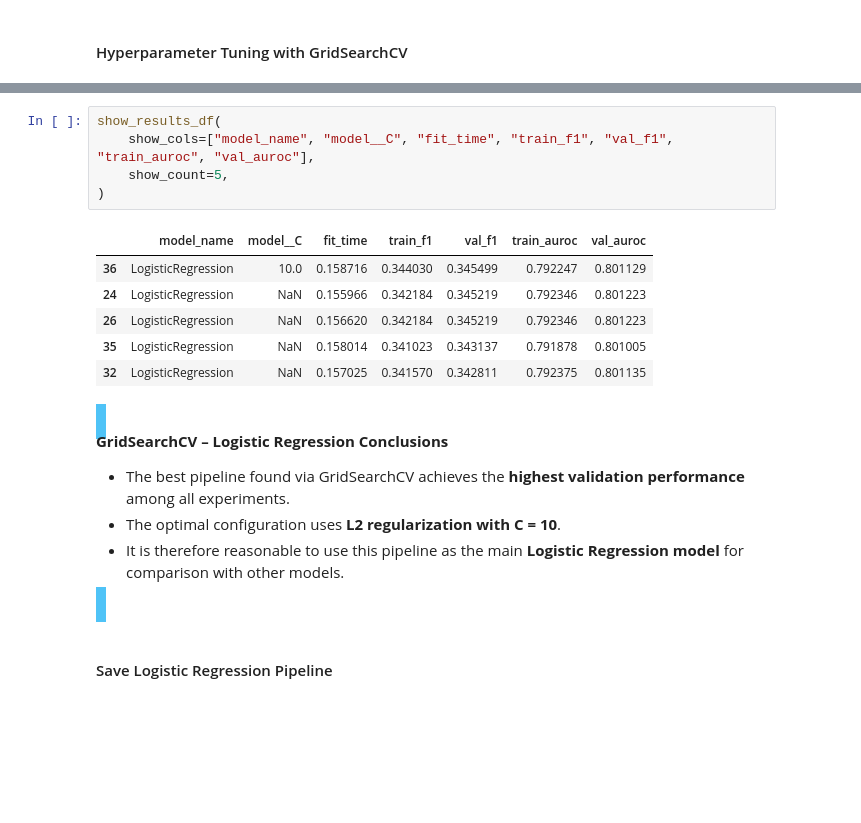
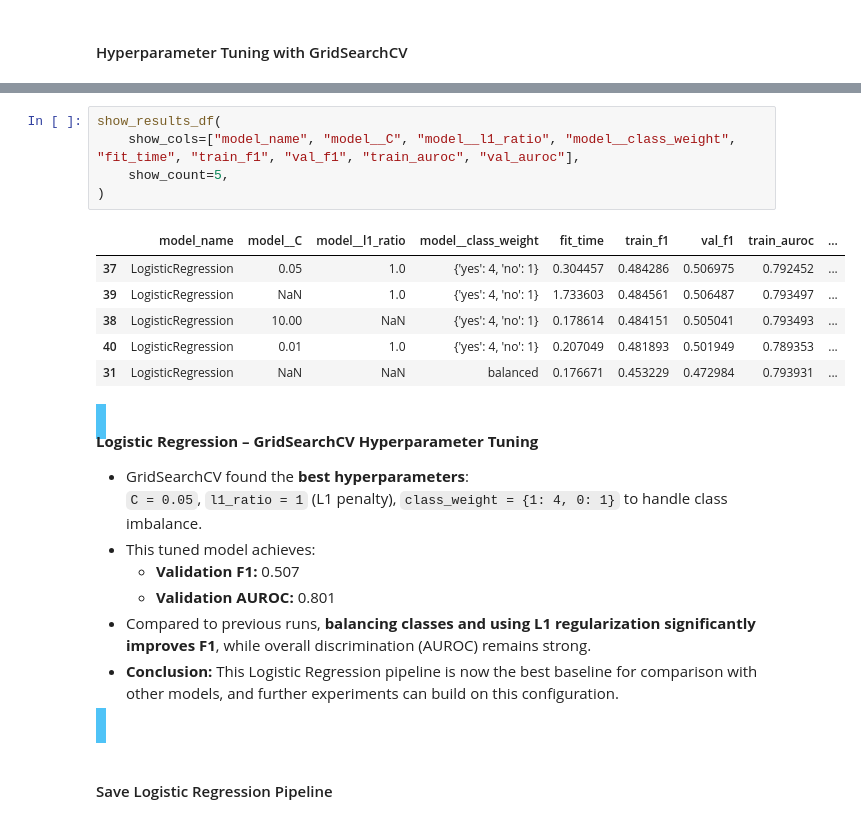
Before and after one commit to Maxstef/bank-deposit-prediction, a Jupyter notebook: notebooks/03_modeling.ipynb, the cells around one changed output, grey strips where cells are left out. Cells and saved outputs as stored; diff of their text form; blank space fills up the shorter version.

```diff
--- a/notebooks/03_modeling.ipynb
+++ b/notebooks/03_modeling.ipynb
@@ -657,23 +757,27 @@ best_pipe_lr = train_pipeline(X_train, X_val, y_train, y_val,
 # %%
 show_results_df(
-    show_cols=["model_name", "model__C", "fit_time", "train_f1", "val_f1", "train_auroc", "val_auroc"],
+    show_cols=["model_name", "model__C", "model__l1_ratio", "model__class_weight", "fit_time", "train_f1", "val_f1", "train_auroc", "val_auroc"],
     show_count=5,
 )
 # %% [output]
-|  | model_name | model__C | fit_time | train_f1 | val_f1 | train_auroc | val_auroc |
-| 36 | LogisticRegression | 10.0 | 0.158716 | 0.344030 | 0.345499 | 0.792247 | 0.801129 |
-| 24 | LogisticRegression | NaN | 0.155966 | 0.342184 | 0.345219 | 0.792346 | 0.801223 |
-| 26 | LogisticRegression | NaN | 0.156620 | 0.342184 | 0.345219 | 0.792346 | 0.801223 |
-| 35 | LogisticRegression | NaN | 0.158014 | 0.341023 | 0.343137 | 0.791878 | 0.801005 |
-| 32 | LogisticRegression | NaN | 0.157025 | 0.341570 | 0.342811 | 0.792375 | 0.801135 |
+|  | model_name | model__C | model__l1_ratio | model__class_weight | fit_time | train_f1 | val_f1 | train_auroc | ... |
+| 37 | LogisticRegression | 0.05 | 1.0 | {'yes': 4, 'no': 1} | 0.304457 | 0.484286 | 0.506975 | 0.792452 | ... |
+| 39 | LogisticRegression | NaN | 1.0 | {'yes': 4, 'no': 1} | 1.733603 | 0.484561 | 0.506487 | 0.793497 | ... |
+| 38 | LogisticRegression | 10.00 | NaN | {'yes': 4, 'no': 1} | 0.178614 | 0.484151 | 0.505041 | 0.793493 | ... |
+| 40 | LogisticRegression | 0.01 | 1.0 | {'yes': 4, 'no': 1} | 0.207049 | 0.481893 | 0.501949 | 0.789353 | ... |
+| 31 | LogisticRegression | NaN | NaN | balanced | 0.176671 | 0.453229 | 0.472984 | 0.793931 | ... |
 # %% [markdown]
 <span style="background-color: #4FC3F7; display:block; padding:10px">
 
-**GridSearchCV – Logistic Regression Conclusions**
+**Logistic Regression – GridSearchCV Hyperparameter Tuning**
 
-- The best pipeline found via GridSearchCV achieves the **highest validation performance** among all experiments.
-- The optimal configuration uses **L2 regularization with C = 10**.
-- It is therefore reasonable to use this pipeline as the main **Logistic Regression model** for comparison with other models.
+- GridSearchCV found the **best hyperparameters**:
+  `C = 0.05`, `l1_ratio = 1` (L1 penalty), `class_weight = {1: 4, 0: 1}` to handle class imbalance.
+- This tuned model achieves:
+  - **Validation F1:** 0.507
+  - **Validation AUROC:** 0.801
+- Compared to previous runs, **balancing classes and using L1 regularization significantly improves F1**, while overall discrimination (AUROC) remains strong.
+- **Conclusion:** This Logistic Regression pipeline is now the best baseline for comparison with other models, and further experiments can build on this configuration.
 
 </span>
 # %% [markdown]
```
Also changed, not shown: parts of 39 cells of this notebook, 2 other files.
